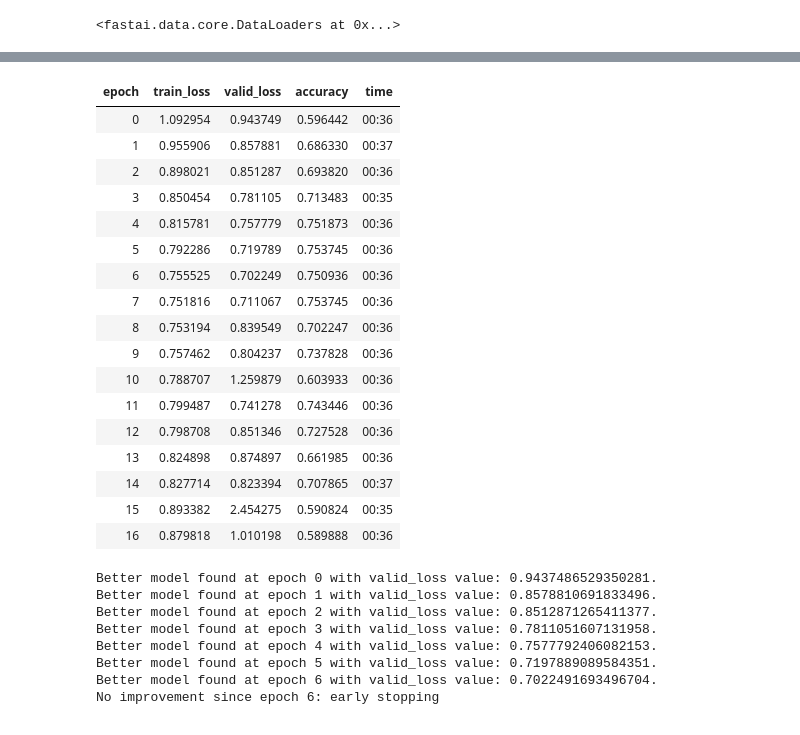
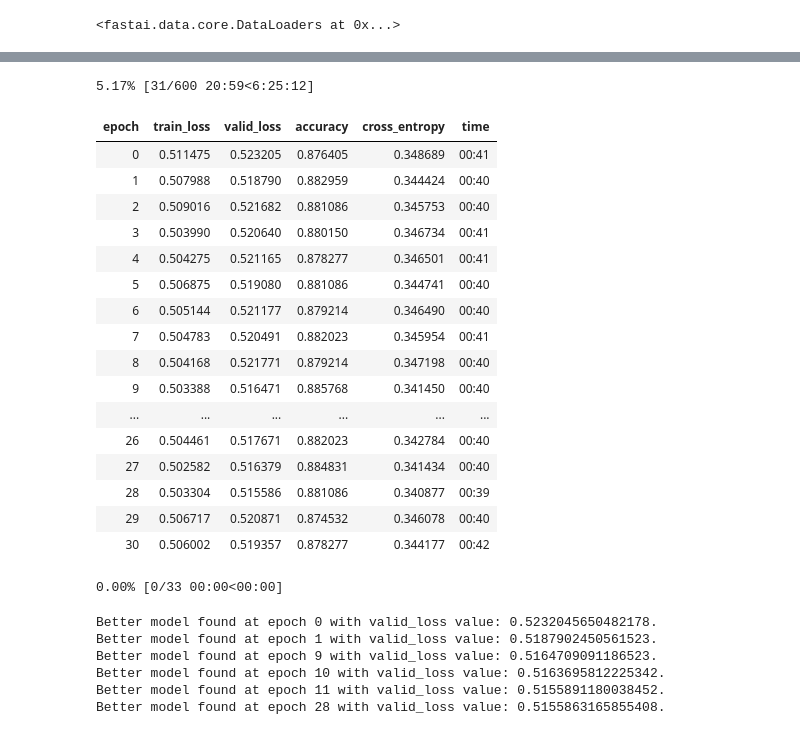
Before and after one commit to poppingtonic/semisupervised-rice-africa, a Jupyter notebook: classifier.ipynb, the cells around one changed output, grey strips where cells are left out. Saved outputs shown, nothing was run; the diff lists cells and outputs as text; code cells hidden in the pictures.

```diff
--- a/classifier.ipynb
+++ b/classifier.ipynb
@@ -57,2 +58,3 @@ clas_block = DataBlock(blocks=(ImageBlock, CategoryBlock),
 # %%
-dls = clas_block.dataloaders(train_df, bs=bs)
+shuf_df = shuffle(train_df, random_state=42)
+dls = clas_block.dataloaders(shuf_df, bs=bs)
@@ -82,6 +86,7 @@ arch = "xresnet34"
 # %%
 swav_encoder = "models/run-mwalimu-128-swav-xresnet34-pretrain-rice-disease-epc447-sz128px-bs32_encoder.pth"
 # %%
+WANDB=False
 if WANDB:
     xtra_config = {"Arch": arch, "Resize": size, "Algorithm": "Pretrained SWAV", "Epochs": 100, "Size": size, "Pretrained": True, "Batch Size": bs}
-    wandb.init(project="self-supervised-rice-disease-classification", config=xtra_config);
+    wandb.init(project="rice-disease-classification", config=xtra_config);
@@ -97,13 +97,19 @@ def create_learner(dls, arch='xresnet34', encoder_path="models/swav-pretrain-ric
     pretrained_encoder = torch.load(encoder_path)
     encoder = create_encoder(arch, pretrained=False, n_in=3)
     encoder.load_state_dict(pretrained_encoder)
-    nf = encoder(torch.randn(2,3,224,224)).size(-1)
-    classifier = create_cls_module(nf, dls.c)
+    nf = encoder(torch.randn(2,3,size,size)).size(-1) # size=128,size=224
+    classifier = create_cls_module(nf, dls.c, ps=0.5)
+    cbs = [SaveModelCallback(fname=f"classifier-best-{arch}-sz{size}"),
+           EarlyStoppingCallback(patience=100),
+           MixUp()]
+    if WANDB: cbs += [WandbCallback(log_preds=True,log_model=True)]
     model = nn.Sequential(encoder, classifier)
     learn = Learner(dls, model, opt_func=opt_func, splitter=split_func,
-                metrics=[accuracy], loss_func=LabelSmoothingCrossEntropy(),
-                    cbs=[SaveModelCallback(fname="classifier-best-{arch}-sz{size}"),
-                         EarlyStoppingCallback(patience=10)])
+                    metrics=[accuracy, F.cross_entropy], loss_func=LabelSmoothingCrossEntropy(),
+                    cbs=cbs)
     return learn
 # %%
 learn = create_learner(dls, encoder_path=swav_encoder)
+# %%
+# rice-disease-classification-africa/models/classifier-comic-firebrand-3-xresnet34-swav-pretrain-rice-disease-epc127-sz128px-bs256.pth
+learn.load("rice-disease-classifier-best-xresnet34-epc187-sz224")
@@ -118,29 +127,28 @@ learn.unfreeze()
 # %%
-learn.fit_one_cycle(100, 1e-2, wd=1e-3, moms=(0.95, 0.85, 0.95))
+learn.fit_one_cycle(600, 1e-4, wd=1e-2, moms=(0.95, 0.85, 0.95))
 # %% [output]
+5.17% [31/600 20:59<6:25:12]
-| epoch | train_loss | valid_loss | accuracy | time |
-| 0 | 1.092954 | 0.943749 | 0.596442 | 00:36 |
-| 1 | 0.955906 | 0.857881 | 0.686330 | 00:37 |
-| 2 | 0.898021 | 0.851287 | 0.693820 | 00:36 |
-| 3 | 0.850454 | 0.781105 | 0.713483 | 00:35 |
-| 4 | 0.815781 | 0.757779 | 0.751873 | 00:36 |
-| 5 | 0.792286 | 0.719789 | 0.753745 | 00:36 |
-| 6 | 0.755525 | 0.702249 | 0.750936 | 00:36 |
-| 7 | 0.751816 | 0.711067 | 0.753745 | 00:36 |
-| 8 | 0.753194 | 0.839549 | 0.702247 | 00:36 |
-| 9 | 0.757462 | 0.804237 | 0.737828 | 00:36 |
-| 10 | 0.788707 | 1.259879 | 0.603933 | 00:36 |
-| 11 | 0.799487 | 0.741278 | 0.743446 | 00:36 |
-| 12 | 0.798708 | 0.851346 | 0.727528 | 00:36 |
-| 13 | 0.824898 | 0.874897 | 0.661985 | 00:36 |
-| 14 | 0.827714 | 0.823394 | 0.707865 | 00:37 |
-| 15 | 0.893382 | 2.454275 | 0.590824 | 00:35 |
-| 16 | 0.879818 | 1.010198 | 0.589888 | 00:36 |
+| epoch | train_loss | valid_loss | accuracy | cross_entropy | time |
+| 0 | 0.511475 | 0.523205 | 0.876405 | 0.348689 | 00:41 |
+| 1 | 0.507988 | 0.518790 | 0.882959 | 0.344424 | 00:40 |
+| 2 | 0.509016 | 0.521682 | 0.881086 | 0.345753 | 00:40 |
+| 3 | 0.503990 | 0.520640 | 0.880150 | 0.346734 | 00:41 |
+| 4 | 0.504275 | 0.521165 | 0.878277 | 0.346501 | 00:41 |
+| 5 | 0.506875 | 0.519080 | 0.881086 | 0.344741 | 00:40 |
+| 6 | 0.505144 | 0.521177 | 0.879214 | 0.346490 | 00:40 |
+| 7 | 0.504783 | 0.520491 | 0.882023 | 0.345954 | 00:41 |
+| 8 | 0.504168 | 0.521771 | 0.879214 | 0.347198 | 00:40 |
+| 9 | 0.503388 | 0.516471 | 0.885768 | 0.341450 | 00:40 |
+| ... | ... | ... | ... | ... | ... |
+| 26 | 0.504461 | 0.517671 | 0.882023 | 0.342784 | 00:40 |
+| 27 | 0.502582 | 0.516379 | 0.884831 | 0.341434 | 00:40 |
+| 28 | 0.503304 | 0.515586 | 0.881086 | 0.340877 | 00:39 |
+| 29 | 0.506717 | 0.520871 | 0.874532 | 0.346078 | 00:40 |
+| 30 | 0.506002 | 0.519357 | 0.878277 | 0.344177 | 00:42 |
-Better model found at epoch 0 with valid_loss value: 0.9437486529350281.
-Better model found at epoch 1 with valid_loss value: 0.8578810691833496.
-Better model found at epoch 2 with valid_loss value: 0.8512871265411377.
-Better model found at epoch 3 with valid_loss value: 0.7811051607131958.
-Better model found at epoch 4 with valid_loss value: 0.7577792406082153.
-Better model found at epoch 5 with valid_loss value: 0.7197889089584351.
-Better model found at epoch 6 with valid_loss value: 0.7022491693496704.
-No improvement since epoch 6: early stopping
+0.00% [0/33 00:00<00:00]
+Better model found at epoch 0 with valid_loss value: 0.5232045650482178.
+Better model found at epoch 1 with valid_loss value: 0.5187902450561523.
+Better model found at epoch 9 with valid_loss value: 0.5164709091186523.
+Better model found at epoch 10 with valid_loss value: 0.5163695812225342.
+Better model found at epoch 11 with valid_loss value: 0.5155891180038452.
+Better model found at epoch 28 with valid_loss value: 0.5155863165855408.
```
Also changed, not shown: parts of 25 cells of this notebook, 1 other file.
